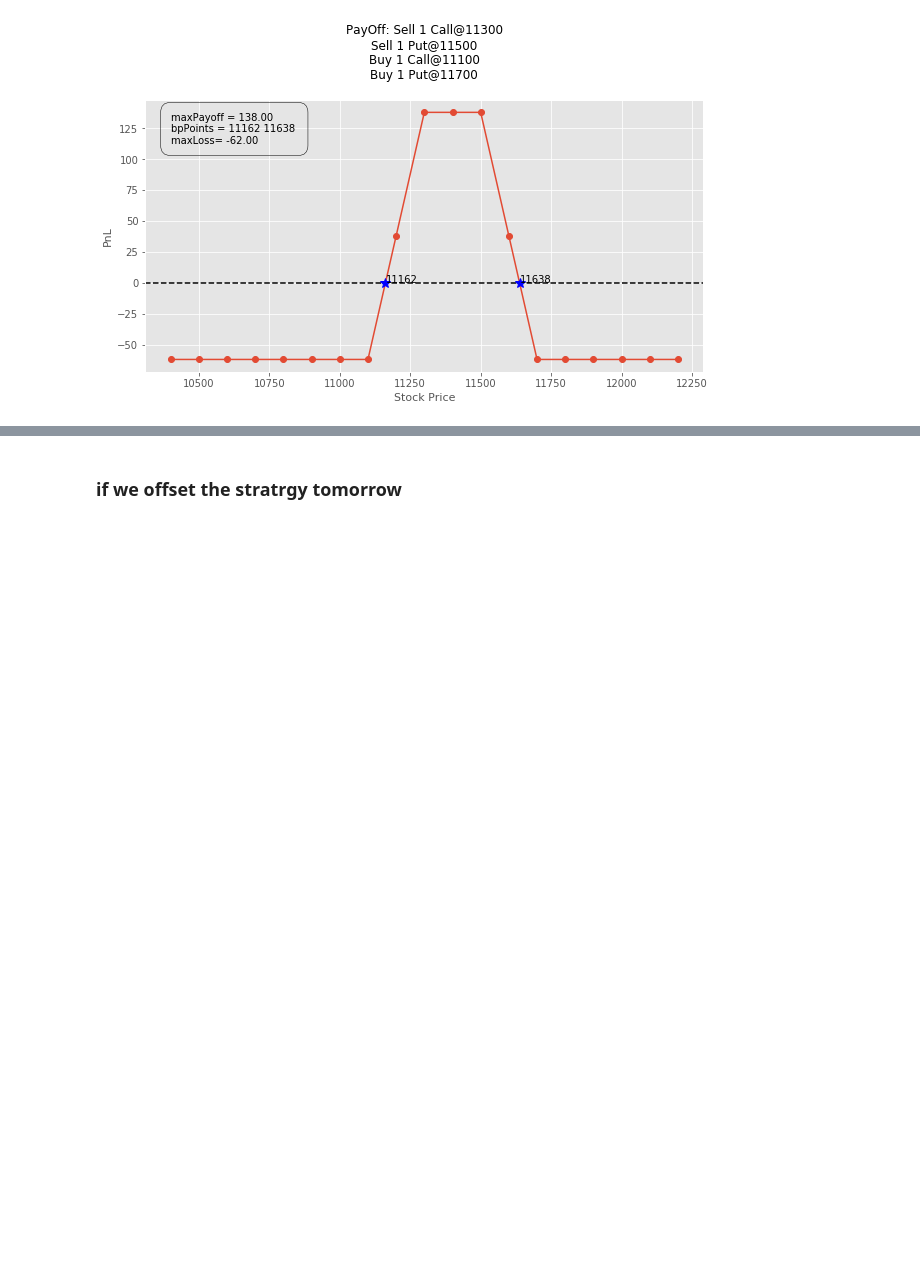
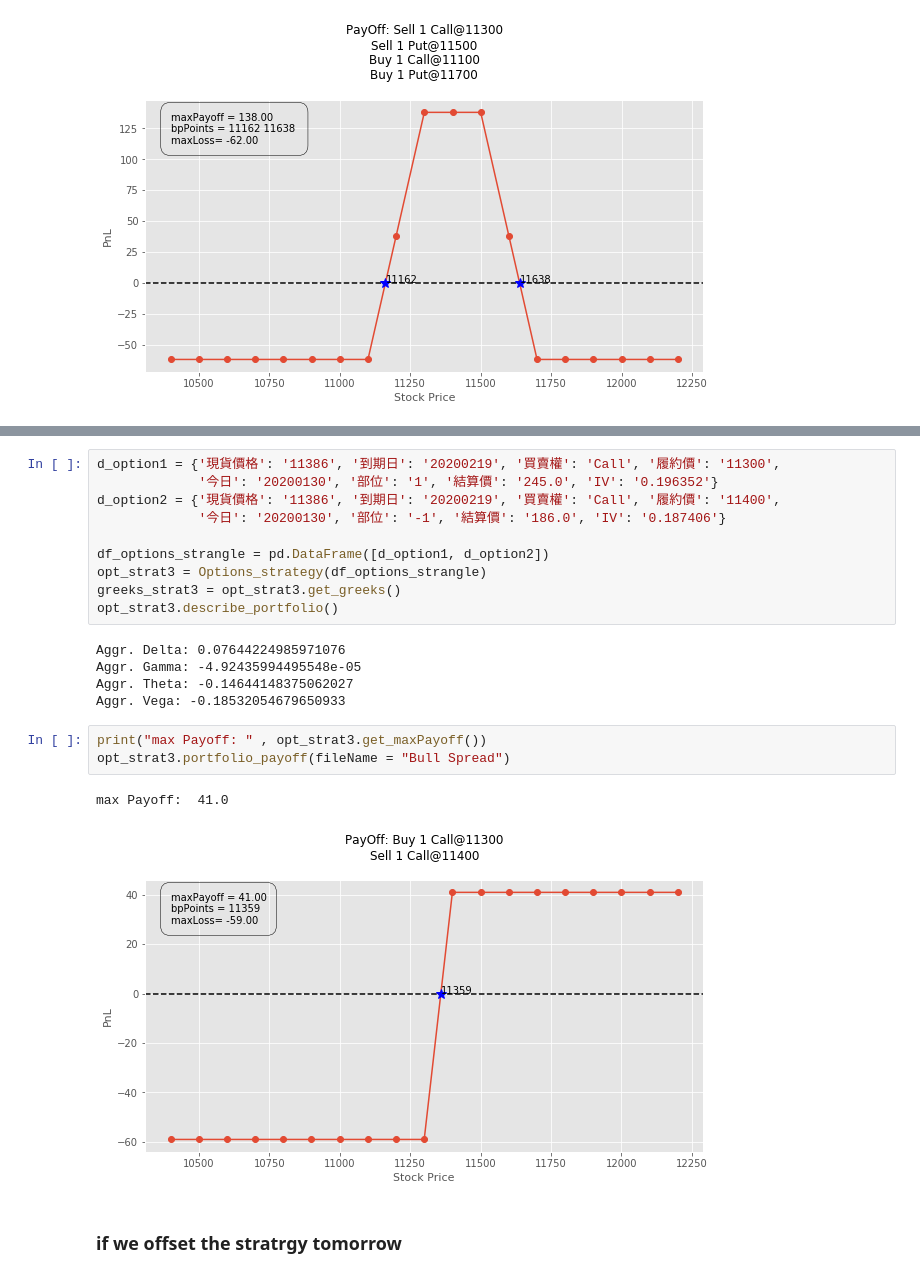
Before and after one commit to A2Zntu/OptionStrategy, a Jupyter notebook: main.ipynb, the cells around one changed output, grey strips where cells are left out. Cells and saved outputs as stored; diff of their text form; blank space fills up the shorter version.

Commit message:
add bull spread

```diff
--- a/main.ipynb
+++ b/main.ipynb
@@ -288,3 +302,24 @@ max Payoff:  138.0
+# %%
+d_option1 = {'現貨價格': '11386', '到期日': '20200219', '買賣權': 'Call', '履約價': '11300',
+             '今日': '20200130', '部位': '1', '結算價': '245.0', 'IV': '0.196352'}
+d_option2 = {'現貨價格': '11386', '到期日': '20200219', '買賣權': 'Call', '履約價': '11400',
+             '今日': '20200130', '部位': '-1', '結算價': '186.0', 'IV': '0.187406'}
+
+df_options_strangle = pd.DataFrame([d_option1, d_option2])
+opt_strat3 = Options_strategy(df_options_strangle)
+greeks_strat3 = opt_strat3.get_greeks()
+opt_strat3.describe_portfolio()
+# %% [output]
+Aggr. Delta: 0.07644224985971076
+Aggr. Gamma: -4.92435994495548e-05
+Aggr. Theta: -0.14644148375062027
+Aggr. Vega: -0.18532054679650933
+# %%
+print("max Payoff: " , opt_strat3.get_maxPayoff())
+opt_strat3.portfolio_payoff(fileName = "Bull Spread")
+# %% [output]
+max Payoff:  41.0
+[figure, added]
 # %% [markdown]
 ### if we offset the stratrgy tomorrow
 # %% [markdown]
```
Also changed, not shown: parts of 7 cells of this notebook, 1 other file.
